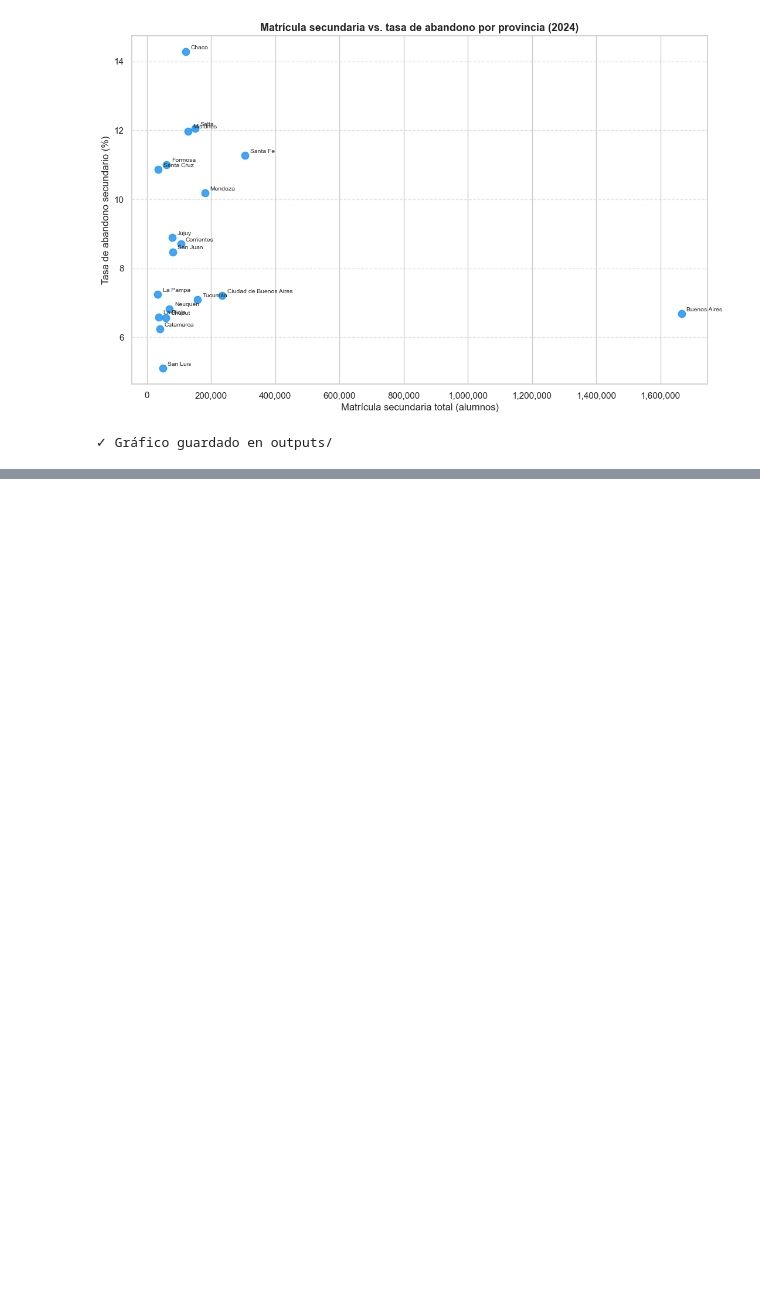
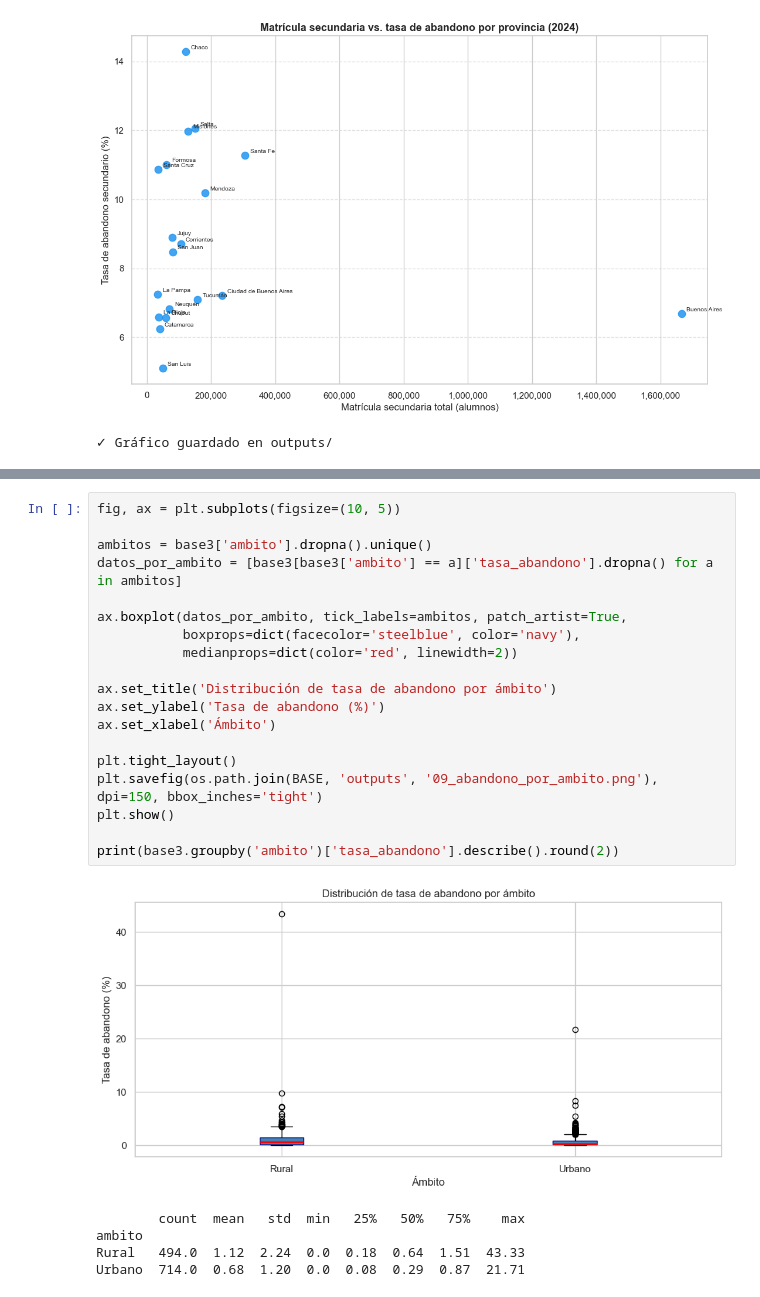
Before and after one commit to federicooscargiglio/indice-vulnerabilidad-educativa-argentina, a Jupyter notebook: notebooks/03_eda.ipynb, the cells around one changed output, grey strips where cells are left out. Saved outputs shown, nothing was run; the diff lists cells and outputs as text; blank space fills up the shorter version.

```diff
--- a/notebooks/03_eda.ipynb
+++ b/notebooks/03_eda.ipynb
@@ -363,0 +479,25 @@ print('✓ Gráfico guardado en outputs/')
+# %%
+fig, ax = plt.subplots(figsize=(10, 5))
+
+ambitos = base3['ambito'].dropna().unique()
+datos_por_ambito = [base3[base3['ambito'] == a]['tasa_abandono'].dropna() for a in ambitos]
+
+ax.boxplot(datos_por_ambito, tick_labels=ambitos, patch_artist=True,
+           boxprops=dict(facecolor='steelblue', color='navy'),
+           medianprops=dict(color='red', linewidth=2))
+
+ax.set_title('Distribución de tasa de abandono por ámbito')
+ax.set_ylabel('Tasa de abandono (%)')
+ax.set_xlabel('Ámbito')
+
+plt.tight_layout()
+plt.savefig(os.path.join(BASE, 'outputs', '09_abandono_por_ambito.png'), dpi=150, bbox_inches='tight')
+plt.show()
+
+print(base3.groupby('ambito')['tasa_abandono'].describe().round(2))
+# %% [output]
+[figure, added]
+        count  mean   std  min   25%   50%   75%    max
+ambito
+Rural   494.0  1.12  2.24  0.0  0.18  0.64  1.51  43.33
+Urbano  714.0  0.68  1.20  0.0  0.08  0.29  0.87  21.71
```
Also changed, not shown: parts of 9 cells of this notebook, 5 other files.
